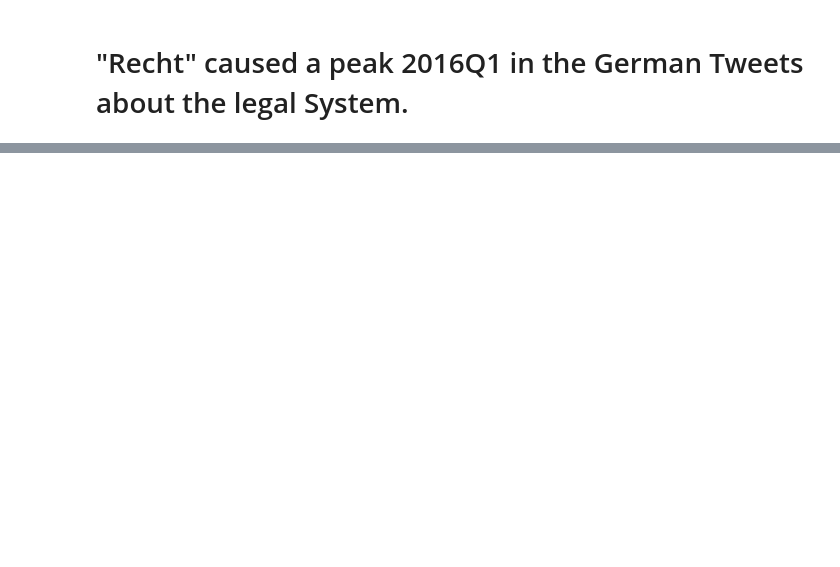
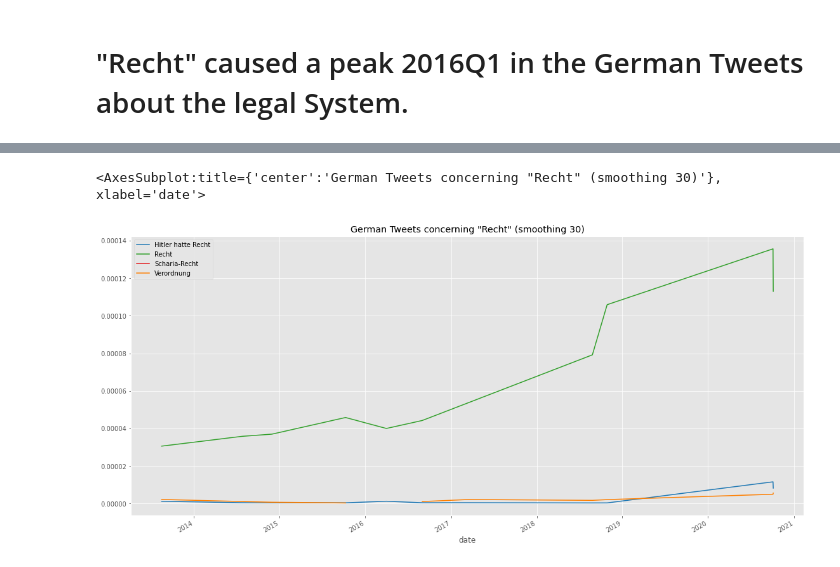
Before and after one commit to pschwede/ngrams, a Jupyter notebook: src/StoryWrangler.ipynb, the cells around one changed output, grey strips where cells are left out. Cells and saved outputs as stored; diff of their text form; code cells hidden in the pictures; blank space fills up the shorter version.

```diff
--- a/src/StoryWrangler.ipynb
+++ b/src/StoryWrangler.ipynb
@@ -211 +222,8 @@ plt.show()
 [interactive output not drawn]
+# %%
+frequencies("de", "Hitler hatte Recht", "Recht", "Scharia-Recht", "Verordnung").rolling(
+    "30D"
+).mean().plot(title='German Tweets concerning "Recht" (smoothing 30)')
+# %% [output]
+<AxesSubplot:title={'center':'German Tweets concerning "Recht" (smoothing 30)'}, xlabel='date'>
+[figure, added]
```
Also changed, not shown: parts of 4 cells of this notebook.
